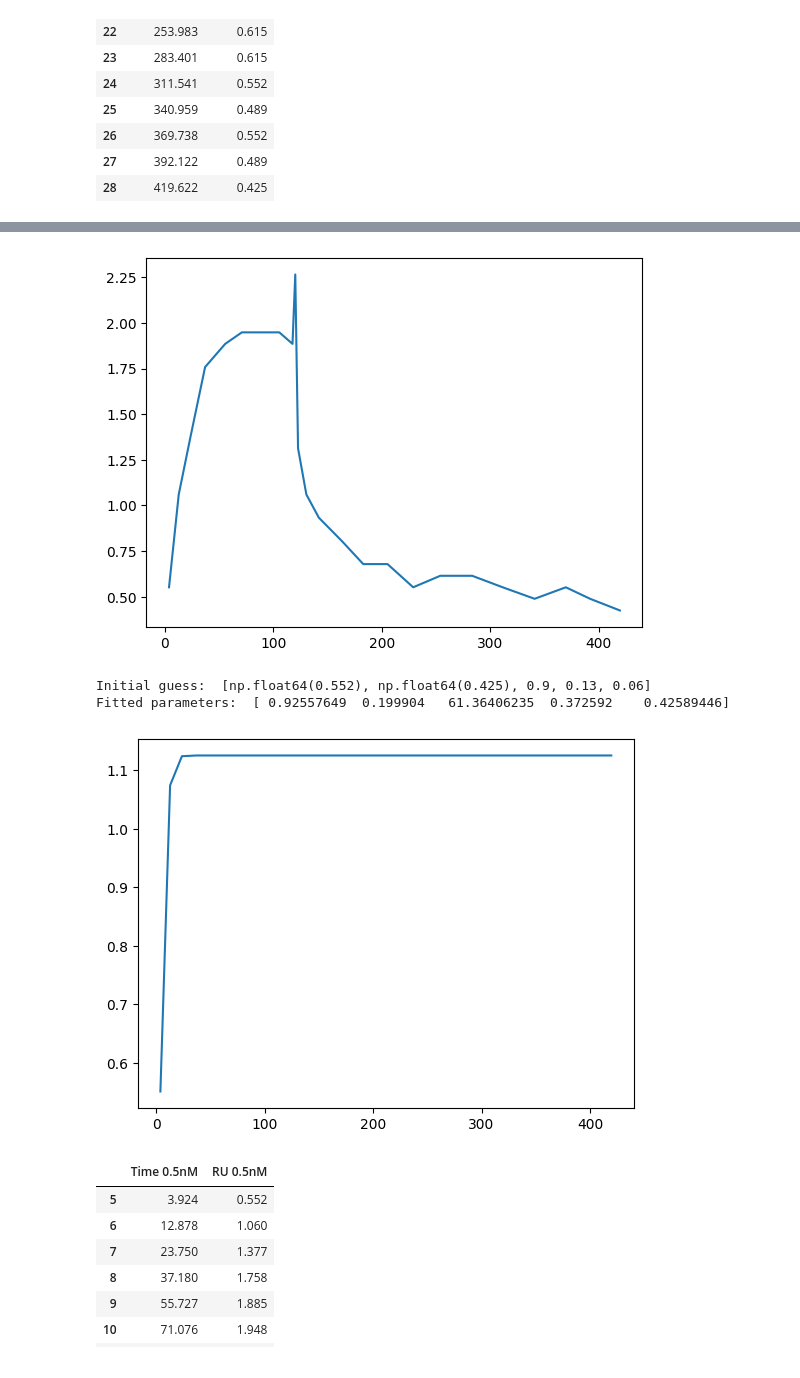
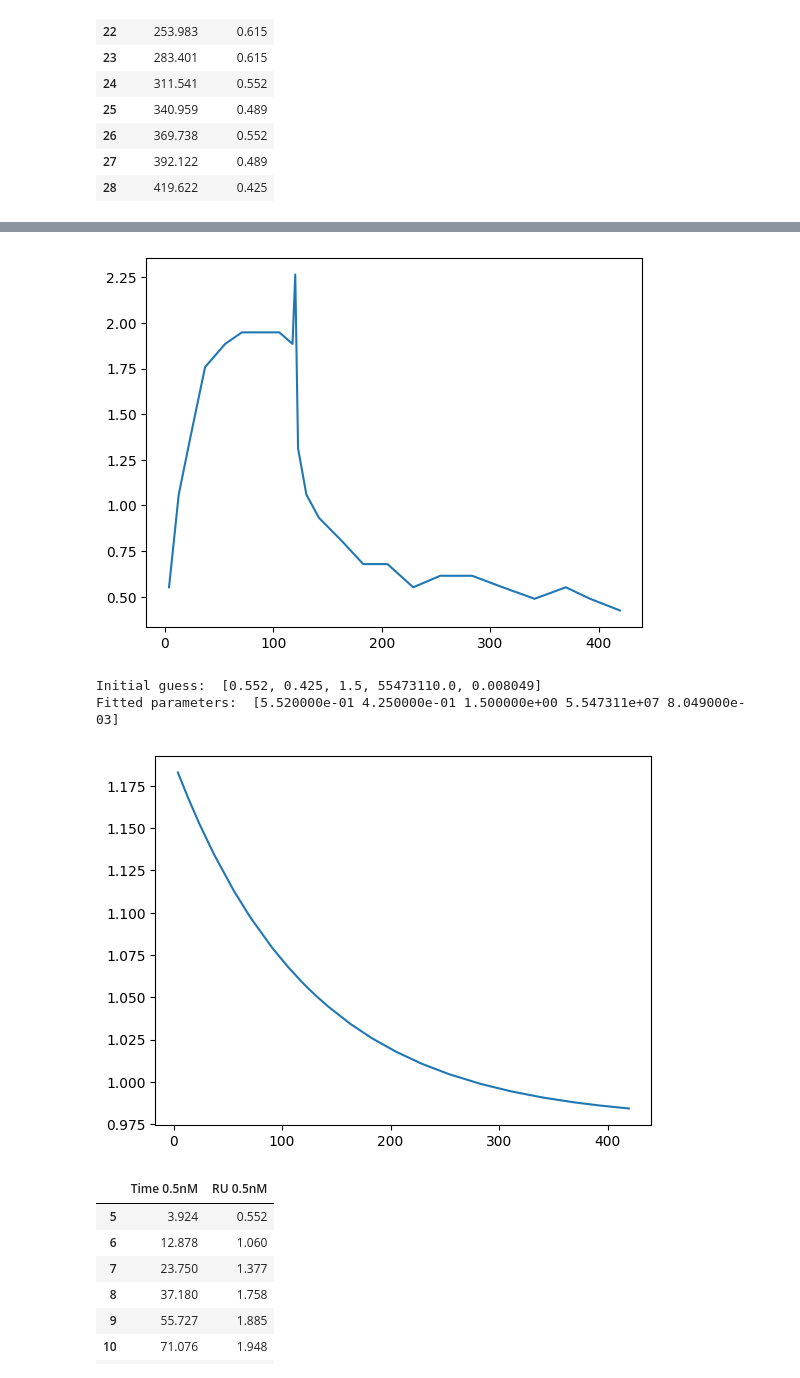
Before and after one commit to Ara101/Data_extraction_kinetic_signaling_data, a Jupyter notebook: code/python/rate_kinetics_0.ipynb, the cells around one changed output, grey strips where cells are left out. Cells and saved outputs as stored; diff of their text form; code cells hidden in the pictures.

```diff
--- a/code/python/rate_kinetics_0.ipynb
+++ b/code/python/rate_kinetics_0.ipynb
@@ -113,7 +113,7 @@ def response_to_steady_state(t, y_initial, y_final,  D, kon, koff):
         The function that can be used to calculate the response
 
     """
-    return y_final * ((1 - D * np.exp(-kon * t)) + (D - 1) * np.exp(-koff * t)) + y_initial
+    return y_final * ( 1 - D * np.exp(-kon * t) + (D - 1) * np.exp(-koff * t)) + y_initial
 # %%
 # Typical association
 def typical_association(t, y_final, conc, kon, koff):
@@ -455,38 +463,38 @@ plt.show()
 # test 0
 testFile105 = importCleanData("VEGFA165_NRP1_0.5-8nM_Lu2023.xlsx", "sheet1", ["Time 0.5nM", "RU 0.5nM"])
 # remove the first 4 rows
 testFile105 = testFile105.iloc[5:]
 testFile105
 # plot the data
 plt.plot(testFile105["Time 0.5nM"], testFile105["RU 0.5nM"])
 plt.show ()
 
 # Initial guess for the parameters
 y_initial = testFile105.iloc[0, 1]
 y_final = testFile105["RU 0.5nM"].iloc[-1]  # Extract the single value
 #initial_guess = [y_initial, y_final, 6e1, 0.5, 1]
-#initial_guess = [y_initial, y_final, 0.005 , 5.547311e+07, 0.008049]
-initial_guess = [y_initial, y_final, 0.9, 0.13, 0.06]
+initial_guess = [y_initial, y_final, 1.5 , 5.547311e+07, 0.008049]
+#initial_guess = [y_initial, y_final, 0.9, 0.13, 0.06]
 #initial_guess = [y_initial, y_final, 0.5 , 0.15, 0.06]
 print("Initial guess: ", initial_guess)
 
 # data
 t_data = testFile105["Time 0.5nM"]
 response_data = testFile105["RU 0.5nM"]
 
 param_k, pcov_k = curve_fit(response_to_steady_state, t_data, response_data, p0=initial_guess)
 print("Fitted parameters: ", param_k)
 
 # plot the fitted data
 # created fitted response data
 fitted_response= response_to_steady_state(testFile105["Time 0.5nM"], *param_k)
 plt.plot(testFile105["Time 0.5nM"], fitted_response, label='Fitted Data')
 plt.show ()
 # %% [output]
 [figure]
-Initial guess:  [np.float64(0.552), np.float64(0.425), 0.9, 0.13, 0.06]
-Fitted parameters:  [ 0.92557649  0.199904   61.36406235  0.372592    0.42589446]
+Initial guess:  [0.552, 0.425, 1.5, 55473110.0, 0.008049]
+Fitted parameters:  [5.520000e-01 4.250000e-01 1.500000e+00 5.547311e+07 8.049000e-03]
-[figure, old version]
+[figure, new version]
 # %%
 testFile105
 # %% [output]
```
Also changed, not shown: parts of 8 cells of this notebook.
